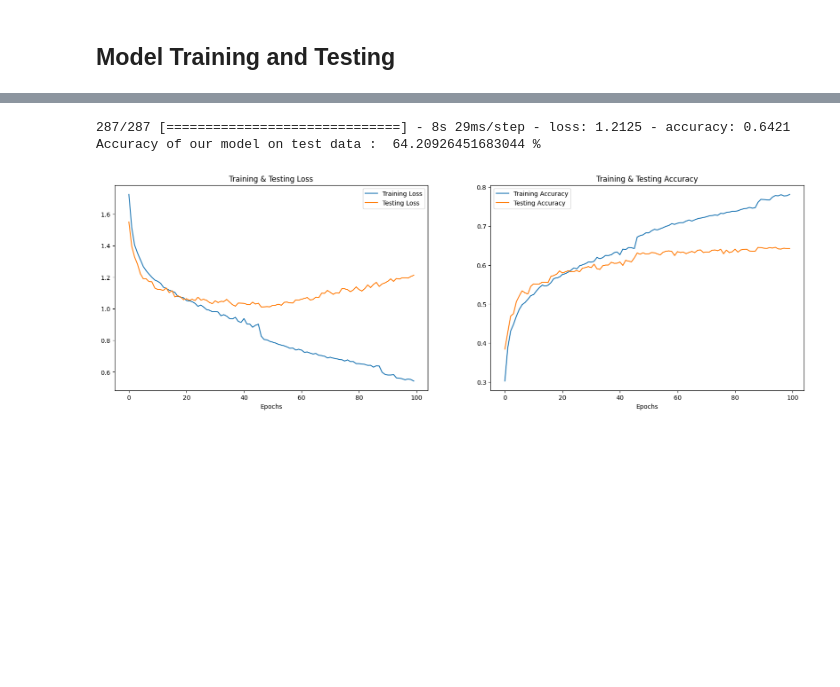
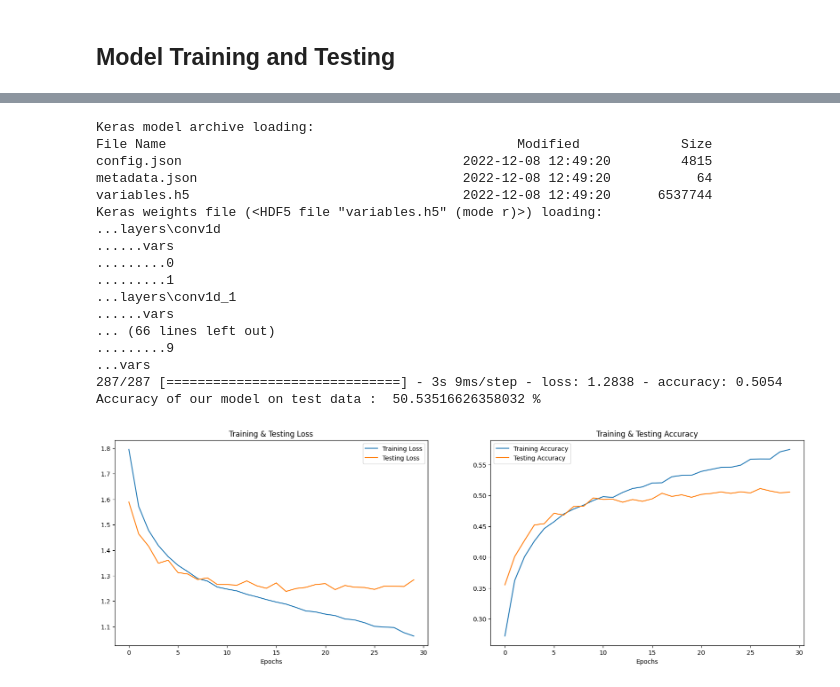
Before and after one commit to Jeswin-8802/SER-using-2D-CNN, a Jupyter notebook: model_development.ipynb, the cells around one changed output, grey strips where cells are left out. Drawn from its saved outputs; the diff is of its cells as text; code cells hidden in the pictures; blank space fills up the shorter version.

Commit message:
Track Accuracy

```diff
--- a/model_development.ipynb
+++ b/model_development.ipynb
@@ -125,7 +128,7 @@ Total number of columns: 187
 # %%
 # Select the features that are to be removed by its index in the dataframe above
 # To be given as comma separated values
-to_remove = "0, 1, 3, 2"
+to_remove = "0, 1, 5, 4"
 
 to_remove = sorted(
     list(map(lambda x: int(x.strip()), to_remove.split(','))), reverse=True)
@@ -134,5 +137,6 @@ for num in to_remove:
     Features = Features.drop(
         Features.iloc[:, column_tracker[num]:column_tracker[num + 1]], axis=1)
 
-Features.head()
+
+Features.shape
 # %% [output]
@@ -221,8 +229,8 @@ Trainable params: 553,192
 Non-trainable params: 0
 _________________________________________________________________
+# %%
+epochs = 30
 # %%
-epochs = 100
-
 rlrp = ReduceLROnPlateau(monitor='loss', factor=0.4,
                          verbose=0, patience=2, min_lr=0.0000001)
 history = model.fit(x_train, y_train, batch_size=64, epochs=epochs,
@@ -254,31 +278,51 @@ joblib.dump(history.history, model_filename)
 # %%
+history = joblib.load(model_filename)
+model = history.model
+
 print("Accuracy of our model on test data : ",
       model.evaluate(x_test, y_test)[1]*100, "%")
 
 epochs = [i for i in range(epochs)]
 fig, ax = plt.subplots(1, 2)
 train_acc = history.history['accuracy']
 train_loss = history.history['loss']
 test_acc = history.history['val_accuracy']
 test_loss = history.history['val_loss']
 
 fig.set_size_inches(20, 6)
 ax[0].plot(epochs, train_loss, label='Training Loss')
 ax[0].plot(epochs, test_loss, label='Testing Loss')
 ax[0].set_title('Training & Testing Loss')
 ax[0].legend()
 ax[0].set_xlabel("Epochs")
+plt.grid(axis='y')
 
 ax[1].plot(epochs, train_acc, label='Training Accuracy')
 ax[1].plot(epochs, test_acc, label='Testing Accuracy')
 ax[1].set_title('Training & Testing Accuracy')
 ax[1].legend()
 ax[1].set_xlabel("Epochs")
+plt.grid(axis='y')
 plt.show()
 # %% [output]
-287/287 [==============================] - 8s 29ms/step - loss: 1.2125 - accuracy: 0.6421
-Accuracy of our model on test data :  64.20926451683044 %
+Keras model archive loading:
+File Name                                             Modified             Size
+config.json                                    2022-12-08 12:49:20         4815
+metadata.json                                  2022-12-08 12:49:20           64
+variables.h5                                   2022-12-08 12:49:20      6537744
+Keras weights file (<HDF5 file "variables.h5" (mode r)>) loading:
+...layers\conv1d
+......vars
+.........0
+.........1
+...layers\conv1d_1
+......vars
+... (66 lines left out)
+.........9
+...vars
+287/287 [==============================] - 3s 9ms/step - loss: 1.2838 - accuracy: 0.5054
+Accuracy of our model on test data :  50.53516626358032 %
-[figure, old version]
+[figure, new version]
 # %%
 # predicting on test data.
 pred_test = model.predict(x_test)
```
Also changed, not shown: parts of 14 cells of this notebook, 1 other file.
